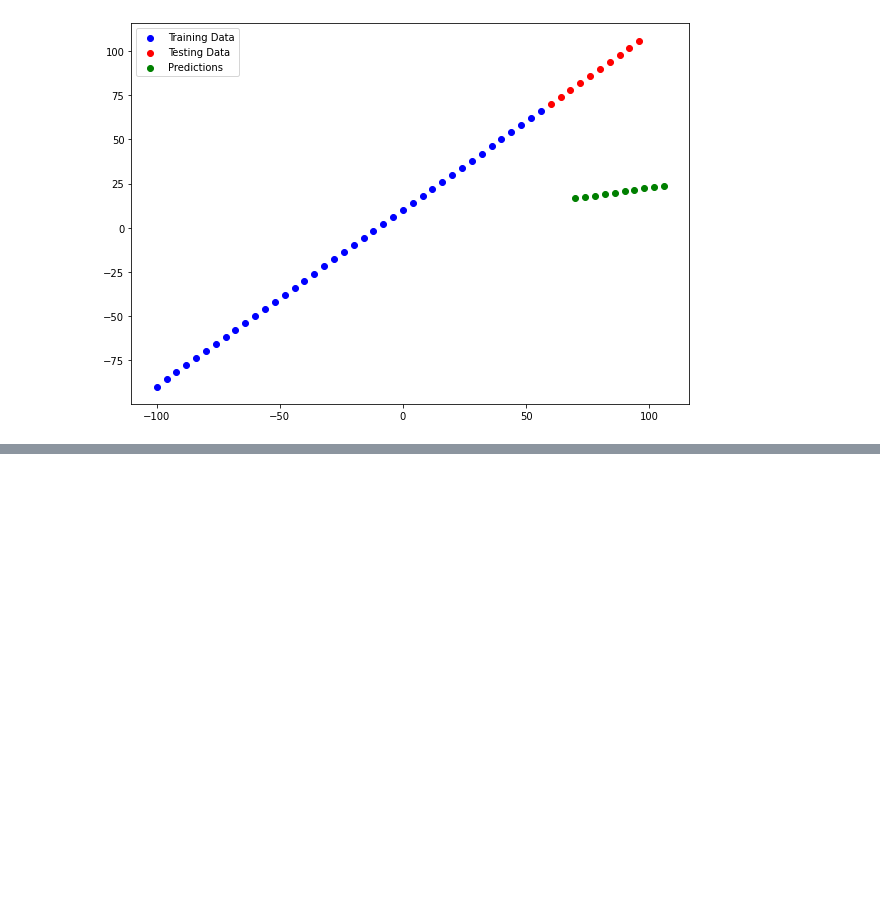
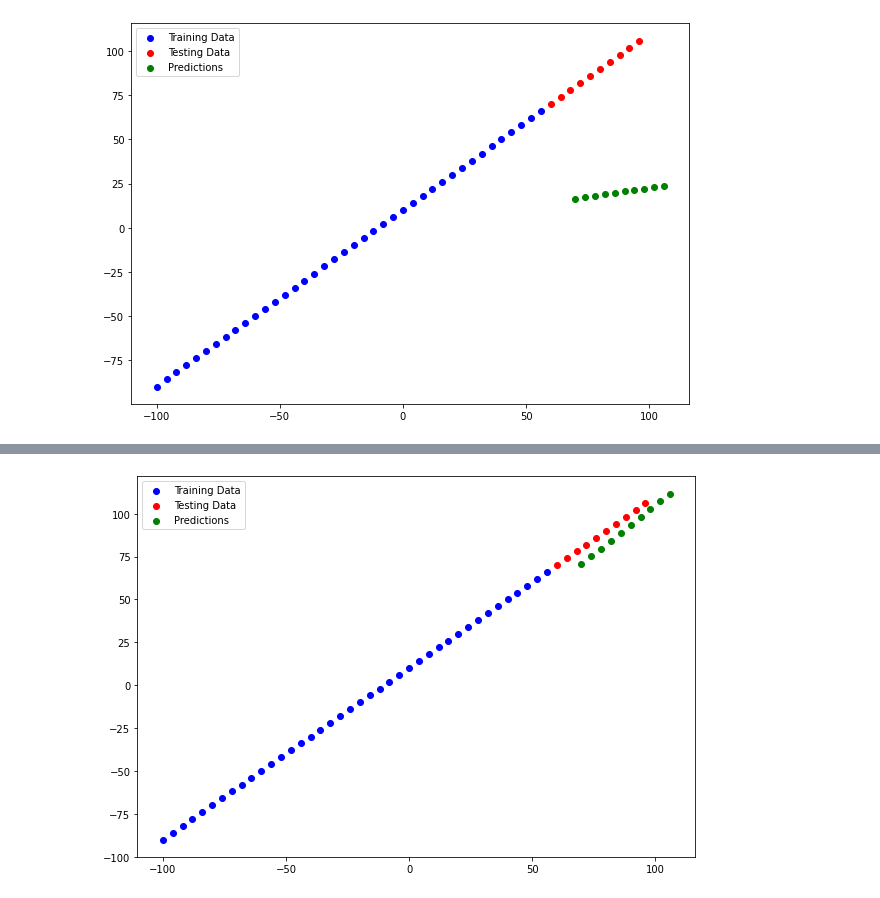
Before and after one commit to ShyamSundhar1411/My-ML-Notebooks, a Jupyter notebook: Regressions/Neural_Network_Regression.ipynb, the cells around one changed output, grey strips where cells are left out. Saved outputs shown, nothing was run; the diff lists cells and outputs as text; code cells hidden in the pictures; blank space fills up the shorter version.

Commit message:
Load and Dump

```diff
--- a/Regressions/Neural_Network_Regression.ipynb
+++ b/Regressions/Neural_Network_Regression.ipynb
@@ -560,0 +589,4 @@ mae_3,mse_3
+# %%
+new_model_savedmode = tf.keras.models.load_model("Model_2_SavedModel_format")
+# %%
+y_pred = new_model_savedmode.predict(x_test)
@@ -560,0 +595,4 @@ mae_3,mse_3
+# %%
+plot_predictions(y_pred)
+# %% [output]
+[figure, added]
```
Also changed, not shown: parts of 29 cells of this notebook.
